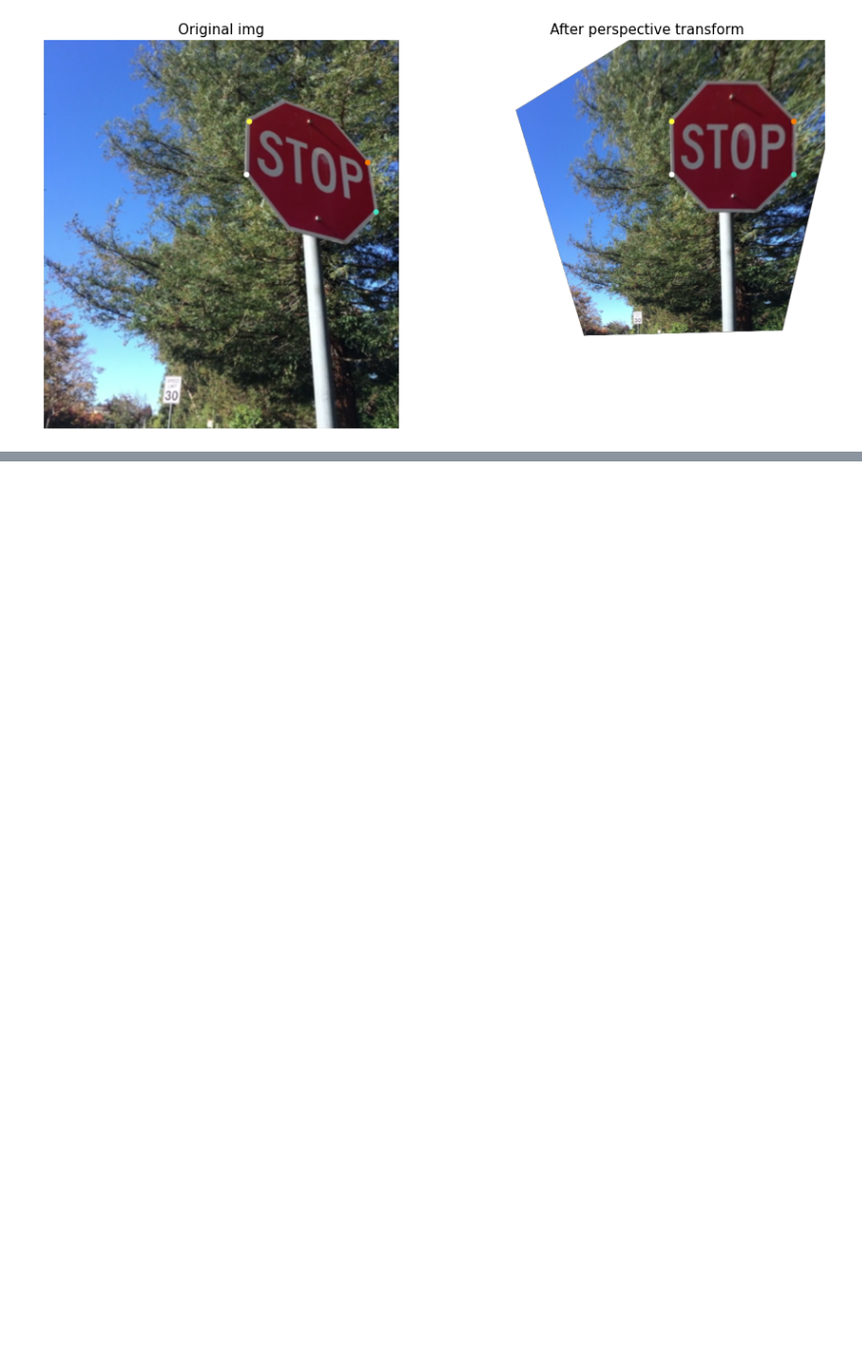
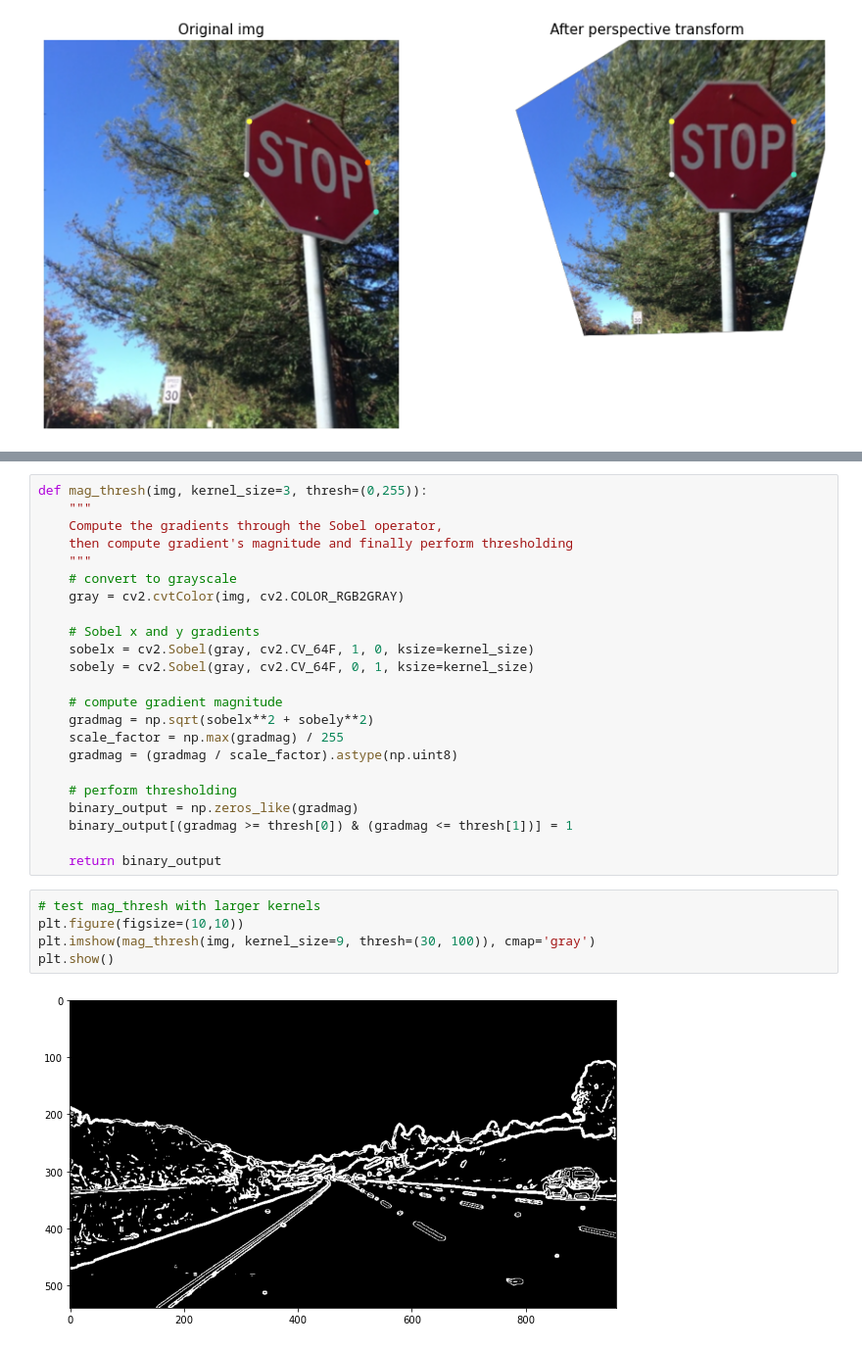
Before and after one commit to pietroventurini/Lane-Lines-Detection, a Jupyter notebook: Advanced_lane_lines_detection.ipynb, the cells around one changed output, grey strips where cells are left out. Shown at 98% size. Cells and saved outputs as stored; diff of their text form; blank space fills up the shorter version.

```diff
--- a/Advanced_lane_lines_detection.ipynb
+++ b/Advanced_lane_lines_detection.ipynb
@@ -184,0 +259,30 @@ ax2.set_axis_off()
+# %%
+def mag_thresh(img, kernel_size=3, thresh=(0,255)):
+    """
+    Compute the gradients through the Sobel operator,
+    then compute gradient's magnitude and finally perform thresholding
+    """
+    # convert to grayscale
+    gray = cv2.cvtColor(img, cv2.COLOR_RGB2GRAY)
+
+    # Sobel x and y gradients
+    sobelx = cv2.Sobel(gray, cv2.CV_64F, 1, 0, ksize=kernel_size)
+    sobely = cv2.Sobel(gray, cv2.CV_64F, 0, 1, ksize=kernel_size)
+
+    # compute gradient magnitude
+    gradmag = np.sqrt(sobelx**2 + sobely**2)
+    scale_factor = np.max(gradmag) / 255
+    gradmag = (gradmag / scale_factor).astype(np.uint8)
+
+    # perform thresholding
+    binary_output = np.zeros_like(gradmag)
+    binary_output[(gradmag >= thresh[0]) & (gradmag <= thresh[1])] = 1
+
+    return binary_output
+# %%
+# test mag_thresh with larger kernels
+plt.figure(figsize=(10,10))
+plt.imshow(mag_thresh(img, kernel_size=9, thresh=(30, 100)), cmap='gray')
+plt.show()
+# %% [output]
+[figure, added]
```
Also changed, not shown: parts of 10 cells of this notebook, 1 other file.
